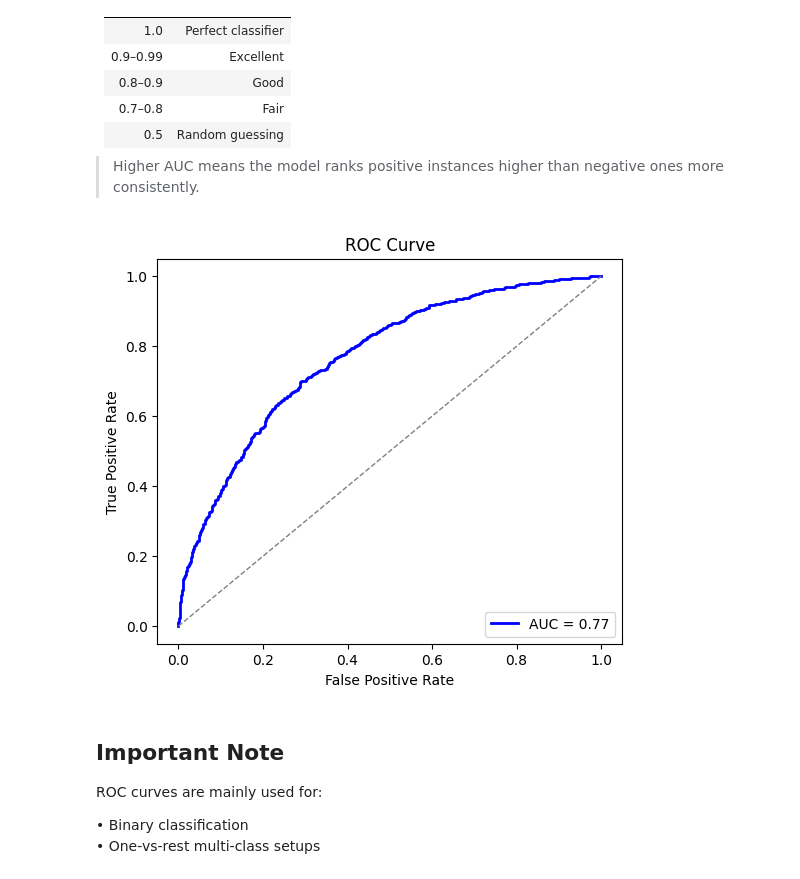
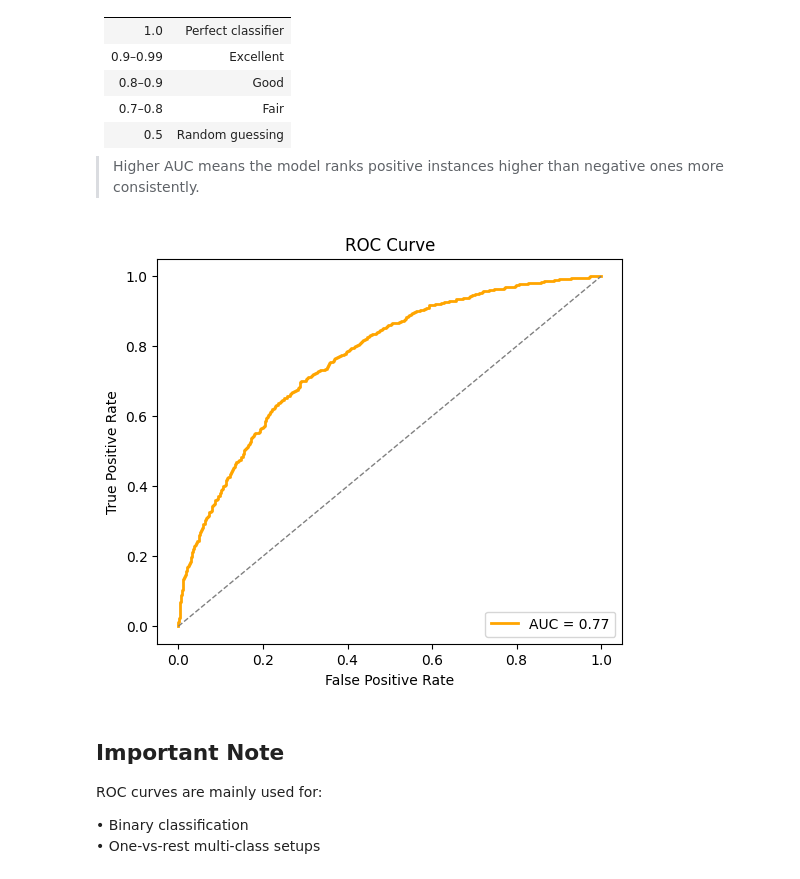
Before and after one commit to mrafraim/Deep-Learning, a Jupyter notebook: dl-day-41-cnn-evaluation-debugging.ipynb, the cells around one changed output. Drawn from its saved outputs; the diff is of its cells as text; code cells hidden in the pictures.

```diff
--- a/dl-day-41-cnn-evaluation-debugging.ipynb
+++ b/dl-day-41-cnn-evaluation-debugging.ipynb
@@ -185,35 +185,35 @@ true_labels = np.random.choice([0, 1], size=num_samples, p=[0.6, 0.4])
 labels = torch.tensor(true_labels)
 
 # Simulate model logits (before activation)
 # Positive samples get slightly higher logits on average
 logits = np.random.normal(loc=0.0, scale=1.0, size=num_samples) + true_labels * 1.0
 outputs = torch.tensor(np.stack([ -logits, logits ], axis=1))  # two logits per sample
 
 # -----------------------------
 # Step 2: Convert logits to probabilities for positive class
 # -----------------------------
 probs = torch.softmax(outputs, dim=1)[:,1].cpu().detach().numpy()
 
 # -----------------------------
 # Step 3: Compute ROC curve and AUC
 # -----------------------------
 fpr, tpr, thresholds = roc_curve(true_labels, probs)
 roc_auc = auc(fpr, tpr)
 
 # -----------------------------
 # Step 4: Plot ROC curve
 # -----------------------------
 
 plt.figure(figsize=(6,5))
-plt.plot(fpr, tpr, color='blue', lw=2, label=f'AUC = {roc_auc:.2f}')
+plt.plot(fpr, tpr, color='orange', lw=2, label=f'AUC = {roc_auc:.2f}')
 plt.plot([0,1], [0,1], color='gray', lw=1, linestyle='--')
 plt.xlabel("False Positive Rate")
 plt.ylabel("True Positive Rate")
 plt.title("ROC Curve")
 plt.legend(loc="lower right")
 plt.show()
 # %% [output]
-[figure, old version]
+[figure, new version]
 # %% [markdown]
 ## Important Note
 
```
Also changed, not shown: parts of 16 cells of this notebook.
